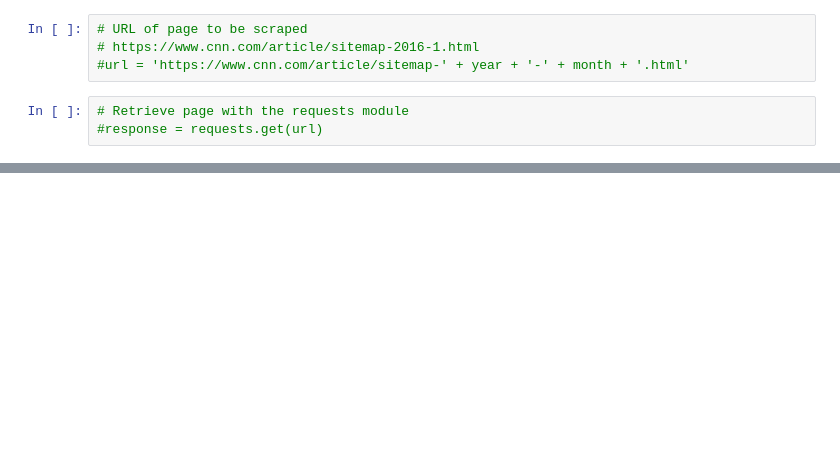
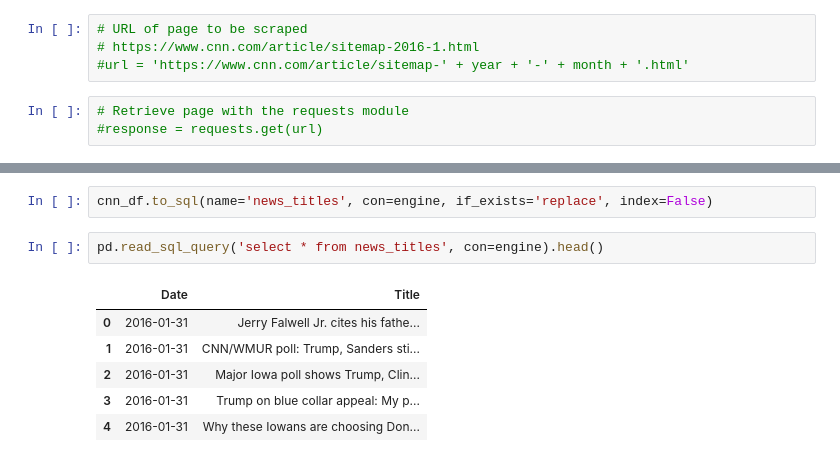
Before and after one commit to Polaris-pixel/ETL-Project, a Jupyter notebook: CNN_Dow.ipynb, the cells around one changed output, grey strips where cells are left out. Drawn from its saved outputs; the diff is of its cells as text; blank space fills up the shorter version.

```diff
--- a/CNN_Dow.ipynb
+++ b/CNN_Dow.ipynb
@@ -366,0 +207,11 @@ len(title_list3)
+# %%
+cnn_df.to_sql(name='news_titles', con=engine, if_exists='replace', index=False)
+# %%
+pd.read_sql_query('select * from news_titles', con=engine).head()
+# %% [output]
+|  | Date | Title |
+| 0 | 2016-01-31 | Jerry Falwell Jr. cites his fathe... |
+| 1 | 2016-01-31 | CNN/WMUR poll: Trump, Sanders sti... |
+| 2 | 2016-01-31 | Major Iowa poll shows Trump, Clin... |
+| 3 | 2016-01-31 | Trump on blue collar appeal: My p... |
+| 4 | 2016-01-31 | Why these Iowans are choosing Don... |
```
Also changed, not shown: parts of 28 cells of this notebook.
